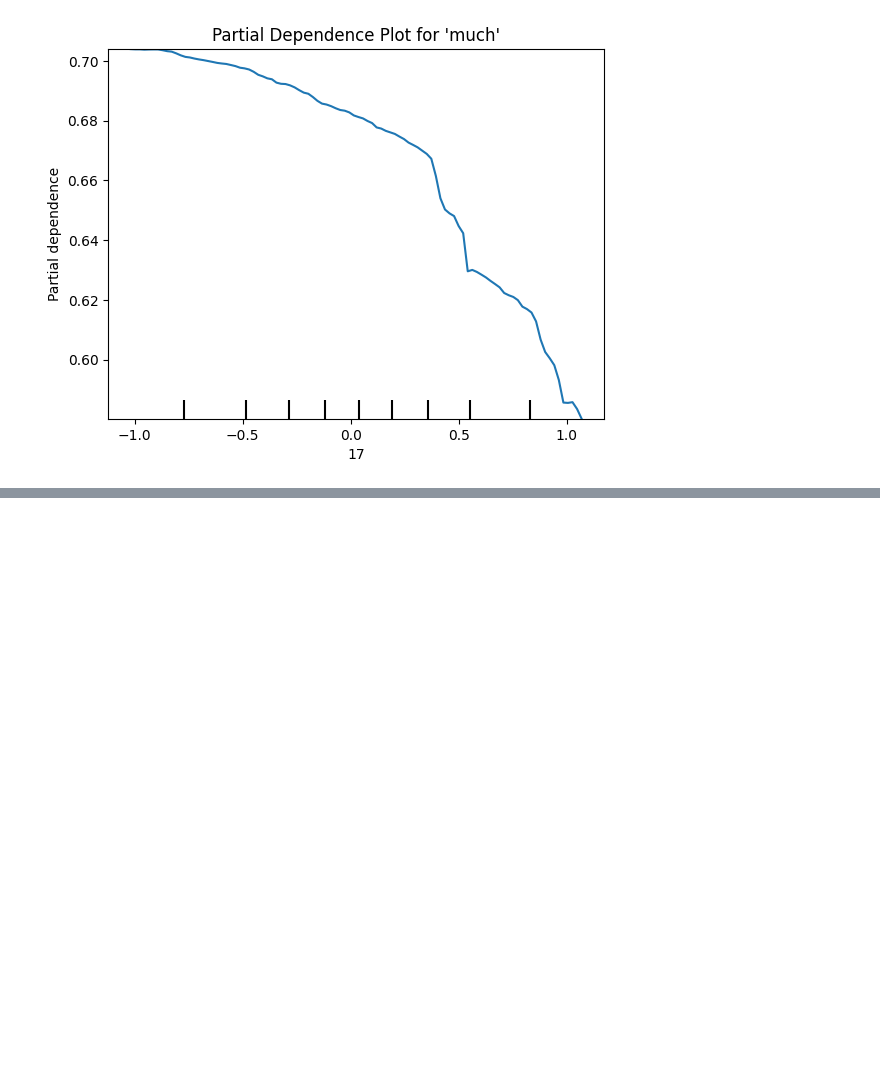
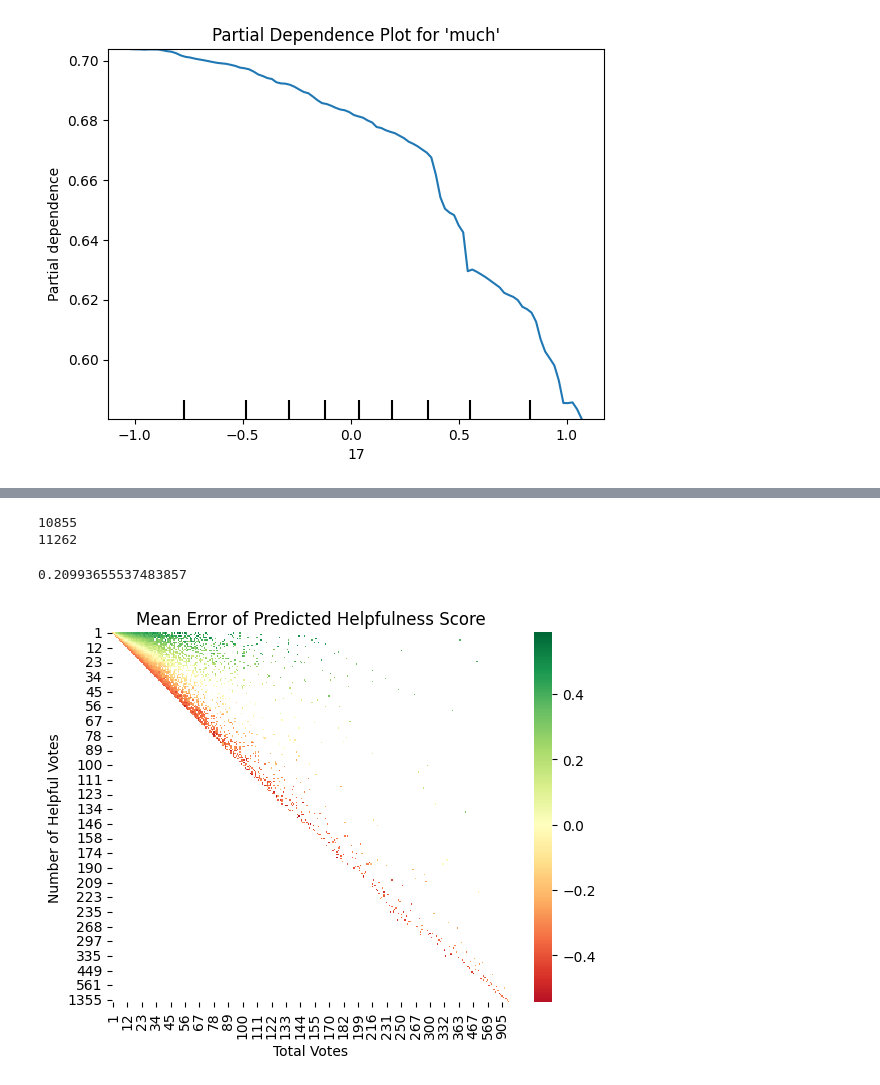
Before and after one commit to AndreaAlberti07/Amazon-books-reviews-ML, a Jupyter notebook: notebooks/model/model_evaluation.ipynb, the cells around one changed output, grey strips where cells are left out. Saved outputs shown, nothing was run; the diff lists cells and outputs as text; code cells hidden in the pictures; blank space fills up the shorter version.

```diff
--- a/notebooks/model/model_evaluation.ipynb
+++ b/notebooks/model/model_evaluation.ipynb
@@ -157,0 +250,19 @@ plt.show()
+# %%
+print(max(X_test_all[:,1]))
+print(max(X_test_all[:,2]))
+# %% [output]
+10855
+11262
+# %%
+data = {'N_helpful':X_test_all[:,1], 'Tot_votes':X_test_all[:,2], 'Y_error':Y_test_pred_error}
+df = pd.DataFrame(data)
+df_pivot = df.pivot_table(index = 'N_helpful', columns = 'Tot_votes', values = 'Y_error', aggfunc = 'mean')
+heatmap(df_pivot, cmap = 'RdYlGn', center = 0)
+plt.title('Mean Error of Predicted Helpfulness Score')
+plt.xlabel('Total Votes')
+plt.ylabel('Number of Helpful Votes')
+
+rmse(Y_test_all, Y_test_pred)
+# %% [output]
+0.20993655537483857
+[figure, added]
```
Also changed, not shown: parts of 12 cells of this notebook, 1 other file.
